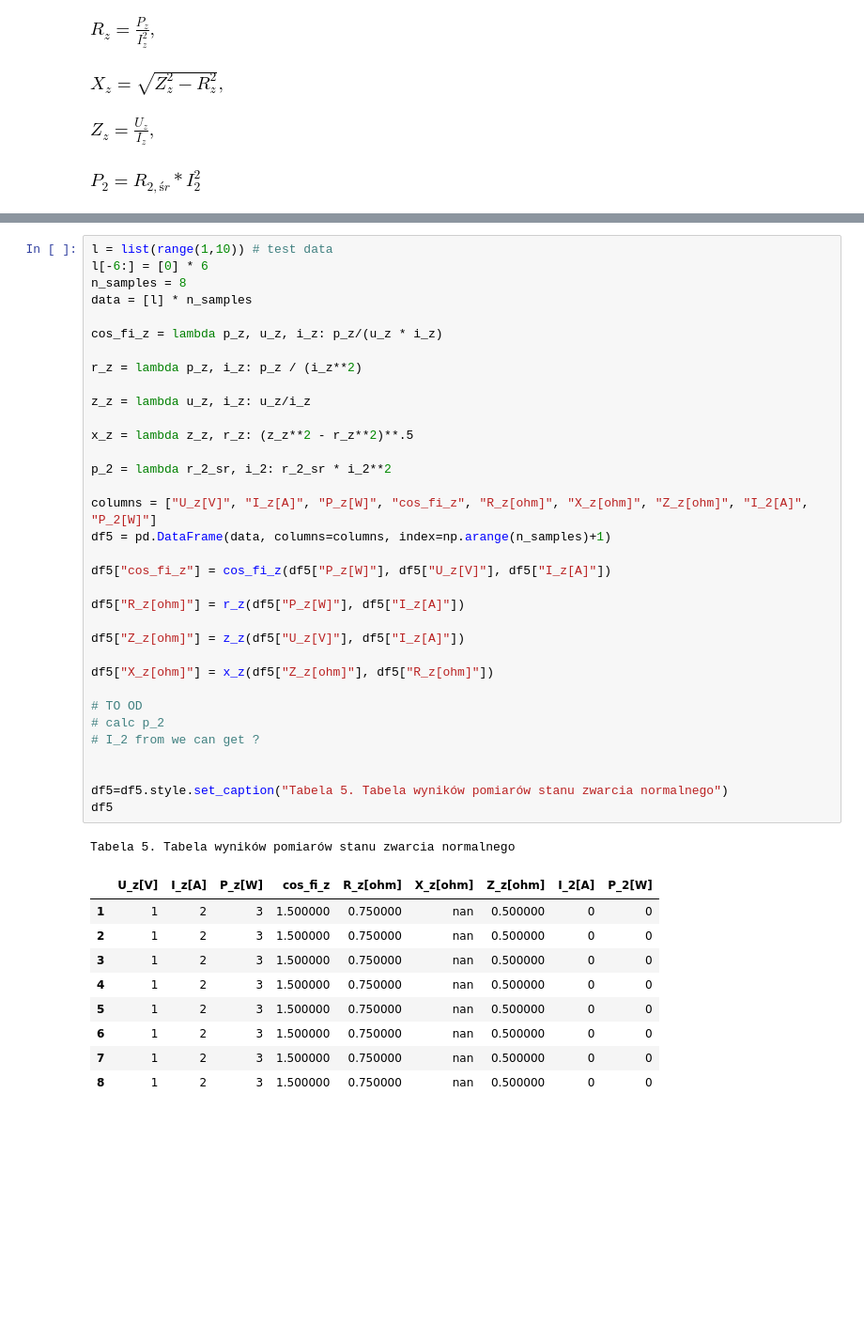
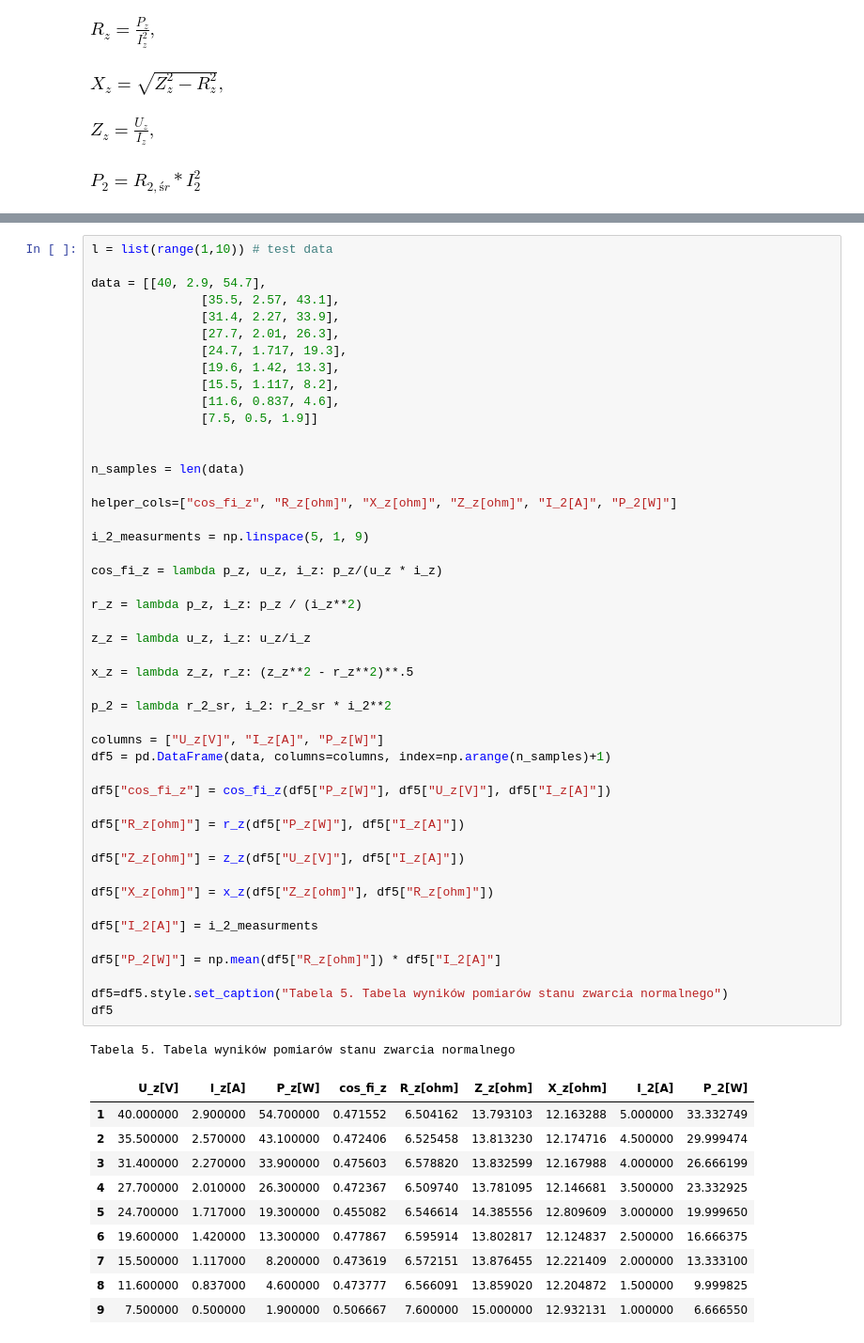
Before and after one commit to yellowBunnyy/elektrotechnika, a Jupyter notebook: cwiczenie_3_transformatory.ipynb, the cells around one changed output, grey strips where cells are left out. Shown: that part at 94% size. Drawn from its saved outputs; the diff is of its cells as text; blank space fills up the shorter version.

```diff
--- a/cwiczenie_3_transformatory.ipynb
+++ b/cwiczenie_3_transformatory.ipynb
@@ -182,45 +192,59 @@ Dla obliczenia poniższych wielkości potrzebujemy skorzystać z poniższych wzo
 # %%
 l = list(range(1,10)) # test data
-l[-6:] = [0] * 6
-n_samples = 8
-data = [l] * n_samples
+
+data = [[40, 2.9, 54.7],
+               [35.5, 2.57, 43.1],
+               [31.4, 2.27, 33.9],
+               [27.7, 2.01, 26.3],
+               [24.7, 1.717, 19.3],
+               [19.6, 1.42, 13.3],
+               [15.5, 1.117, 8.2],
+               [11.6, 0.837, 4.6],
+               [7.5, 0.5, 1.9]]
+
+
+n_samples = len(data)
+
+helper_cols=["cos_fi_z", "R_z[ohm]", "X_z[ohm]", "Z_z[ohm]", "I_2[A]", "P_2[W]"]
+
+i_2_measurments = np.linspace(5, 1, 9)
 
 cos_fi_z = lambda p_z, u_z, i_z: p_z/(u_z * i_z)
 
 r_z = lambda p_z, i_z: p_z / (i_z**2)
 
 z_z = lambda u_z, i_z: u_z/i_z
 
 x_z = lambda z_z, r_z: (z_z**2 - r_z**2)**.5
 
 p_2 = lambda r_2_sr, i_2: r_2_sr * i_2**2
 
-columns = ["U_z[V]", "I_z[A]", "P_z[W]", "cos_fi_z", "R_z[ohm]", "X_z[ohm]", "Z_z[ohm]", "I_2[A]", "P_2[W]"]
+columns = ["U_z[V]", "I_z[A]", "P_z[W]"]
 df5 = pd.DataFrame(data, columns=columns, index=np.arange(n_samples)+1)
 
 df5["cos_fi_z"] = cos_fi_z(df5["P_z[W]"], df5["U_z[V]"], df5["I_z[A]"])
 
 df5["R_z[ohm]"] = r_z(df5["P_z[W]"], df5["I_z[A]"])
 
 df5["Z_z[ohm]"] = z_z(df5["U_z[V]"], df5["I_z[A]"])
 
 df5["X_z[ohm]"] = x_z(df5["Z_z[ohm]"], df5["R_z[ohm]"])
 
-# TO OD
-# calc p_2
-# I_2 from we can get ?
+df5["I_2[A]"] = i_2_measurments
 
+df5["P_2[W]"] = np.mean(df5["R_z[ohm]"]) * df5["I_2[A]"]
 
 df5=df5.style.set_caption("Tabela 5. Tabela wyników pomiarów stanu zwarcia normalnego")
 df5
 # %% [output]
 Tabela 5. Tabela wyników pomiarów stanu zwarcia normalnego
-|  | U_z[V] | I_z[A] | P_z[W] | cos_fi_z | R_z[ohm] | X_z[ohm] | Z_z[ohm] | I_2[A] | P_2[W] |
-| 1 | 1 | 2 | 3 | 1.500000 | 0.750000 | nan | 0.500000 | 0 | 0 |
-| 2 | 1 | 2 | 3 | 1.500000 | 0.750000 | nan | 0.500000 | 0 | 0 |
-| 3 | 1 | 2 | 3 | 1.500000 | 0.750000 | nan | 0.500000 | 0 | 0 |
-| 4 | 1 | 2 | 3 | 1.500000 | 0.750000 | nan | 0.500000 | 0 | 0 |
-| 5 | 1 | 2 | 3 | 1.500000 | 0.750000 | nan | 0.500000 | 0 | 0 |
-| 6 | 1 | 2 | 3 | 1.500000 | 0.750000 | nan | 0.500000 | 0 | 0 |
-| 7 | 1 | 2 | 3 | 1.500000 | 0.750000 | nan | 0.500000 | 0 | 0 |
-| 8 | 1 | 2 | 3 | 1.500000 | 0.750000 | nan | 0.500000 | 0 | 0 |
+|  | U_z[V] | I_z[A] | P_z[W] | cos_fi_z | R_z[ohm] | Z_z[ohm] | X_z[ohm] | I_2[A] | P_2[W] |
+| 1 | 40.000000 | 2.900000 | 54.700000 | 0.471552 | 6.504162 | 13.793103 | 12.163288 | 5.000000 | 33.332749 |
+| 2 | 35.500000 | 2.570000 | 43.100000 | 0.472406 | 6.525458 | 13.813230 | 12.174716 | 4.500000 | 29.999474 |
+| 3 | 31.400000 | 2.270000 | 33.900000 | 0.475603 | 6.578820 | 13.832599 | 12.167988 | 4.000000 | 26.666199 |
+| 4 | 27.700000 | 2.010000 | 26.300000 | 0.472367 | 6.509740 | 13.781095 | 12.146681 | 3.500000 | 23.332925 |
+| 5 | 24.700000 | 1.717000 | 19.300000 | 0.455082 | 6.546614 | 14.385556 | 12.809609 | 3.000000 | 19.999650 |
+| 6 | 19.600000 | 1.420000 | 13.300000 | 0.477867 | 6.595914 | 13.802817 | 12.124837 | 2.500000 | 16.666375 |
+| 7 | 15.500000 | 1.117000 | 8.200000 | 0.473619 | 6.572151 | 13.876455 | 12.221409 | 2.000000 | 13.333100 |
+| 8 | 11.600000 | 0.837000 | 4.600000 | 0.473777 | 6.566091 | 13.859020 | 12.204872 | 1.500000 | 9.999825 |
+| 9 | 7.500000 | 0.500000 | 1.900000 | 0.506667 | 7.600000 | 15.000000 | 12.932131 | 1.000000 | 6.666550 |
```
Also changed, not shown: parts of 10 cells of this notebook, 3 other files.
